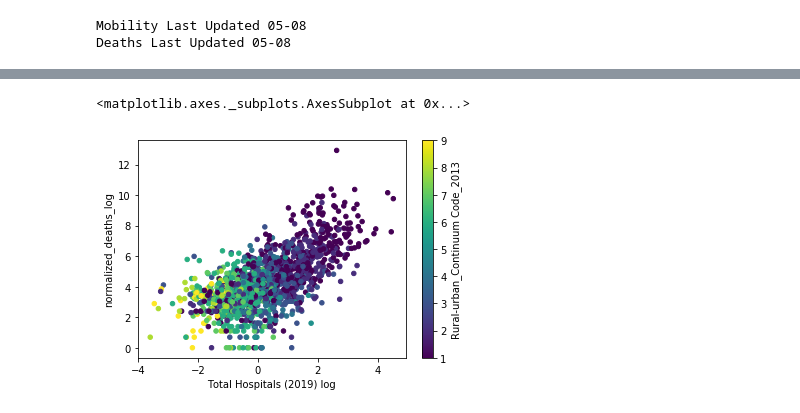
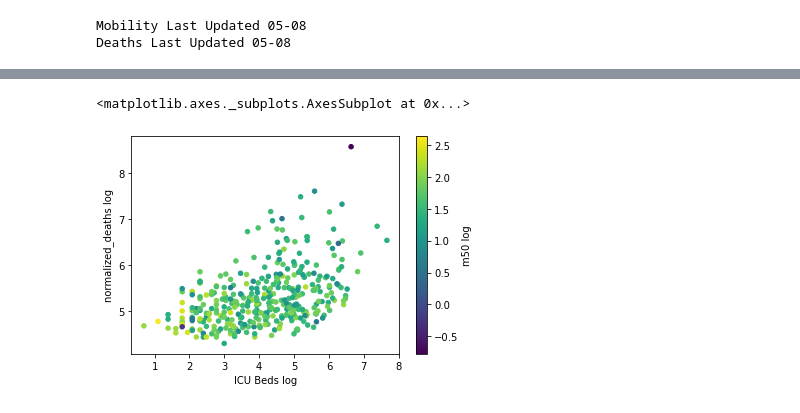
Before and after one commit to jhu-covid-optimization/covid-drivers, a Jupyter notebook: notebooks/06-rp-hospital_analysis.ipynb, the cells around one changed output, grey strips where cells are left out. Cells and saved outputs as stored; diff of their text form; code cells hidden in the pictures.

Commit message:
plots

```diff
--- a/notebooks/06-rp-hospital_analysis.ipynb
+++ b/notebooks/06-rp-hospital_analysis.ipynb
@@ -42,3 +54,25 @@ death_dates = get_date_columns(mobility_ts, return_dtimes=False)
+# %%
+## Normalize deaths by pop total
+deaths_df = deaths[['FIPS']+death_dates]
+
+deaths_df['onset'] = deaths_df[death_dates].apply(lambda row: get_onset_date(row), axis=1)
+
+## New date range
+deaths_df = deaths_df.dropna(axis=0, subset=['onset'])
+
+n_days = 14
+deaths_df = deaths_df[deaths_df['onset'].apply(lambda d: (str2date(death_dates[-1]) - str2date(d)).days >= n_days)]
+# deaths_df = deaths_df[deaths_df['onset'].apply(lambda d: (str2date(death_dates[-1]) - str2date(d)).days >= n_days)]
+deaths_df['cum_deaths'] = deaths_df.apply(
+    lambda r: sum(r[[d for d in death_dates if
+        str2date(d) >= str2date(r['onset']) and
+        str2date(d) < lag_date(str2date(r['onset']
+    ),
+    lag=n_days, backwards=False)]]), axis=1)
 # %%
-cum_deaths = pd.concat((deaths['FIPS'], deaths[death_dates].interpolate('linear', axis=1).sum(axis=1)), axis=1)
-cum_deaths.columns = ['FIPS','cum_deaths']
+#cum_deaths = pd.concat((deaths['FIPS'], deaths[death_dates].interpolate('linear', axis=1).sum(axis=1)), axis=1)
+#cum_deaths.columns = ['FIPS','cum_deaths']
+cum_deaths = deaths_df[['FIPS', 'cum_deaths']]
+cum_deaths = pd.merge(cum_deaths, counties[['FIPS','Total Hospitals (2019)', 'ICU Beds']], on='FIPS')
+cum_deaths = pd.merge(cum_deaths, m50[['FIPS', '03-01']], on='FIPS')
+cum_deaths.rename(columns={'03-01':'m50'}, inplace=True)
@@ -111,11 +120,12 @@ cum_deaths.corr('spearman')
-# %%
-cum_deaths[['normalized_deaths_log', 'Total Hospitals (2019) log']] = cum_deaths[['normalized_deaths', 'Total Hospitals (2019)']].transform('log')
+# %%
+log_cols = ['normalized_deaths', 'Total Hospitals (2019)', 'm50', 'ICU Beds']
+cum_deaths[[lc + ' log' for lc in log_cols]] = cum_deaths[log_cols].transform('log')
 # %%
 fig, ax = plt.subplots()
-cum_deaths.plot.scatter(x='Total Hospitals (2019) log', y='normalized_deaths_log',c='Rural-urban_Continuum Code_2013',colormap='viridis', ax=ax)
+cum_deaths.plot.scatter(x='ICU Beds log', y='normalized_deaths log',c='m50 log',colormap='viridis', ax=ax)
 # %% [output]
 <matplotlib.axes._subplots.AxesSubplot at 0x...>
-[figure, old version]
+[figure, new version]
 # %%
 def calculate_pvalues(df):
     df = df.dropna()._get_numeric_data()
```
Also changed, not shown: parts of 10 cells of this notebook, 3 other files.
